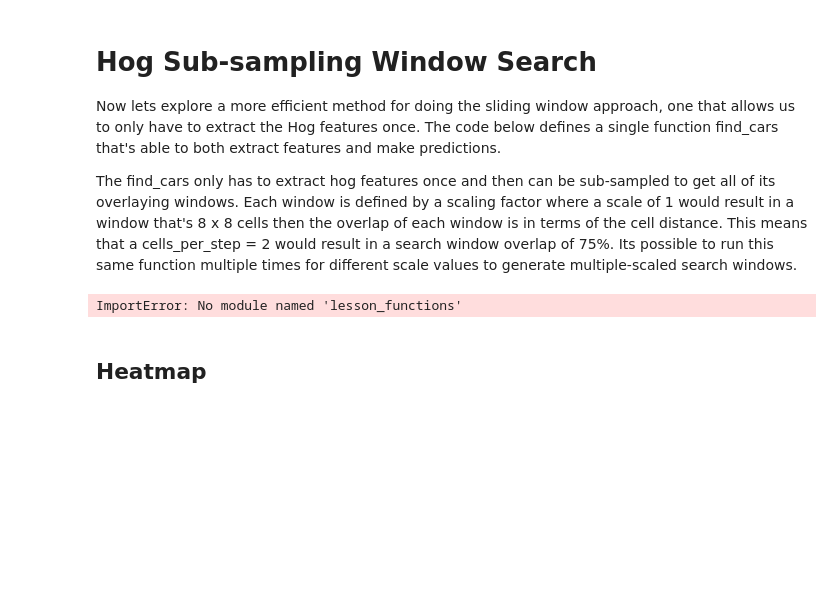
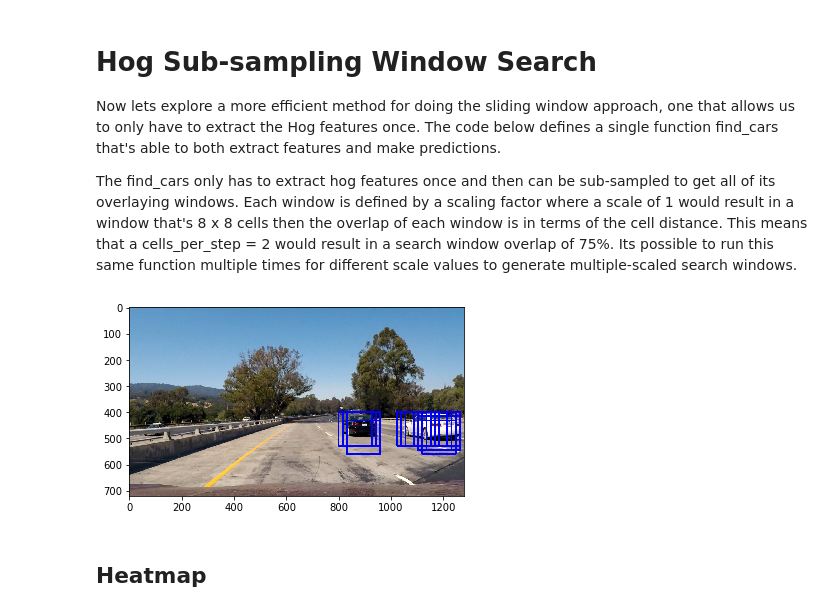
Before and after one commit to rdjondo/CarND-Vehicle-Detection, a Jupyter notebook: experiment.ipynb, the cells around one changed output. Drawn from its saved outputs; the diff is of its cells as text; code cells hidden in the pictures; blank space fills up the shorter version.

Commit message:
Now adding boxes to image

```diff
--- a/experiment.ipynb
+++ b/experiment.ipynb
@@ -357,13 +302,18 @@ ValueError: attempt to get argmax of an empty sequence
 colorspace = 'YCrCb'
 
 orient,pix_per_cell, cell_per_block, C, hist_bins  = pickle.load(open('features_calc_params.p', 'rb'))
-model = pickle.load(open('saved_svm_model.p', 'rb'))
-some_cars = extract_features(notcars[0:10], cspace=colorspace, orient=orient,
+X_scaler  = pickle.load(open('features_scale.p', 'rb'))
+svc = pickle.load(open('saved_svm_model.p', 'rb'))
+
+some_cars = extract_features_from_paths(cars[0:10], cspace=colorspace, orient=orient,
                             pix_per_cell=pix_per_cell, cell_per_block=cell_per_block,
                             hog_channel=hog_channel, hist_bins=hist_bins)
 print(len(some_cars))
 
 some_cars = np.vstack((some_cars)).astype(np.float64)
-preditions = model.predict(some_cars)
+
+scaled_some_cars = X_scaler.transform(some_cars)
+
+preditions = svc.predict(scaled_some_cars)
 print(preditions)
 # %% [output]
@@ -381,16 +346,9 @@ import numpy as np
 import pickle
 import cv2
 
-dist_pickle = pickle.load( open("svc_pickle.p", "rb" ) )
-svc = dist_pickle["svc"]
-X_scaler = dist_pickle["scaler"]
-orient = dist_pickle["orient"]
-pix_per_cell = dist_pickle["pix_per_cell"]
-cell_per_block = dist_pickle["cell_per_block"]
-spatial_size = dist_pickle["spatial_size"]
-hist_bins = dist_pickle["hist_bins"]
+spatial_size=(32, 32)
 
-img = mpimg.imread('test_image.jpg')
+img = mpimg.imread('test_images/test1.jpg')
 
 # Define a single function that can extract features using hog sub-sampling and make predictions
 def find_cars(img, ystart, ystop, scale, svc, X_scaler, orient, pix_per_cell, cell_per_block, spatial_size, hist_bins):
@@ -399,7 +357,9 @@ def find_cars(img, ystart, ystop, scale, svc, X_scaler, orient, pix_per_cell, ce
     img = img.astype(np.float32)/255
 
     img_tosearch = img[ystart:ystop,:,:]
-    ctrans_tosearch = convert_color(img_tosearch, conv='RGB2YCrCb')
+    #ctrans_tosearch = convert_color(img_tosearch, conv='RGB2YCrCb')
+    ctrans_tosearch = cv2.cvtColor(img_tosearch, cv2.COLOR_RGB2YCrCb)
+
     if scale != 1:
         imshape = ctrans_tosearch.shape
         ctrans_tosearch = cv2.resize(ctrans_tosearch, (np.int(imshape[1]/scale), np.int(imshape[0]/scale)))
@@ -432,40 +392,41 @@ def find_cars(img, ystart, ystop, scale, svc, X_scaler, orient, pix_per_cell, ce
             hog_feat1 = hog1[ypos:ypos+nblocks_per_window, xpos:xpos+nblocks_per_window].ravel()
             hog_feat2 = hog2[ypos:ypos+nblocks_per_window, xpos:xpos+nblocks_per_window].ravel()
             hog_feat3 = hog3[ypos:ypos+nblocks_per_window, xpos:xpos+nblocks_per_window].ravel()
-            hog_features = np.hstack((hog_feat1, hog_feat2, hog_feat3))
-
+            hog_features = np.hstack((hog_feat1, hog_feat2, hog_feat3)).ravel()
+            # print('hog_features size', len(hog_features))
             xleft = xpos*pix_per_cell
             ytop = ypos*pix_per_cell
 
             # Extract the image patch
             subimg = cv2.resize(ctrans_tosearch[ytop:ytop+window, xleft:xleft+window], (64,64))
 
             # Get color features
-            spatial_features = bin_spatial(subimg, size=spatial_size)
-            hist_features = color_hist(subimg, nbins=hist_bins)
-
+            spatial_features = bin_spatial(subimg, size=spatial_size).ravel()
+            hist_features = color_hist(subimg, nbins=hist_bins).ravel()
             # Scale features and make a prediction
-            test_features = X_scaler.transform(np.hstack((spatial_features, hist_features, hog_features)).reshape(1, -1))
+            feature_vec = np.concatenate((spatial_features, hist_features,hog_features)).ravel()
+            test_features = X_scaler.transform(feature_vec.reshape(1, -1))
             #test_features = X_scaler.transform(np.hstack((shape_feat, hist_feat)).reshape(1, -1))
             test_prediction = svc.predict(test_features)
 
             if test_prediction == 1:
                 xbox_left = np.int(xleft*scale)
                 ytop_draw = np.int(ytop*scale)
                 win_draw = np.int(window*scale)
                 cv2.rectangle(draw_img,(xbox_left, ytop_draw+ystart),(xbox_left+win_draw,ytop_draw+win_draw+ystart),(0,0,255),6)
 
     return draw_img
 
 ystart = 400
 ystop = 656
 scale = 2
 
 out_img = find_cars(img, ystart, ystop, scale, svc, X_scaler, orient, pix_per_cell, cell_per_block, spatial_size, hist_bins)
 
 plt.imshow(out_img)
+plt.show()
 # %% [output]
-ImportError: No module named 'lesson_functions'
+[figure, added]
 # %% [markdown]
 ## Heatmap
 # %%
```
Also changed, not shown: parts of 7 cells of this notebook.
